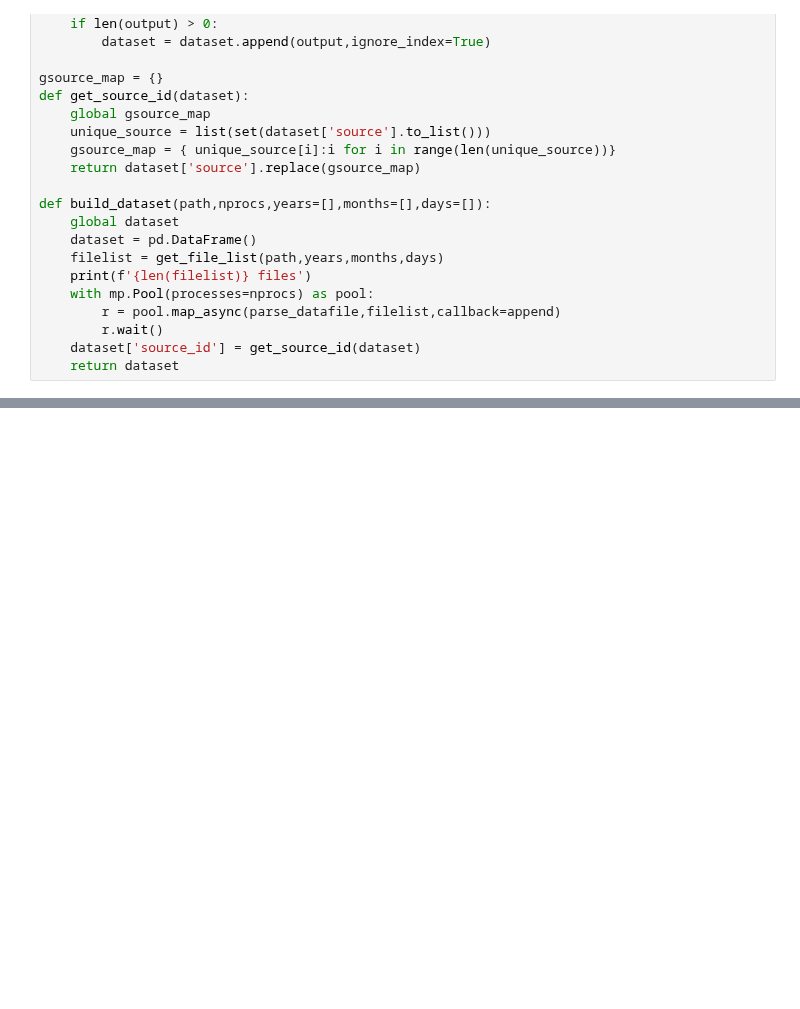
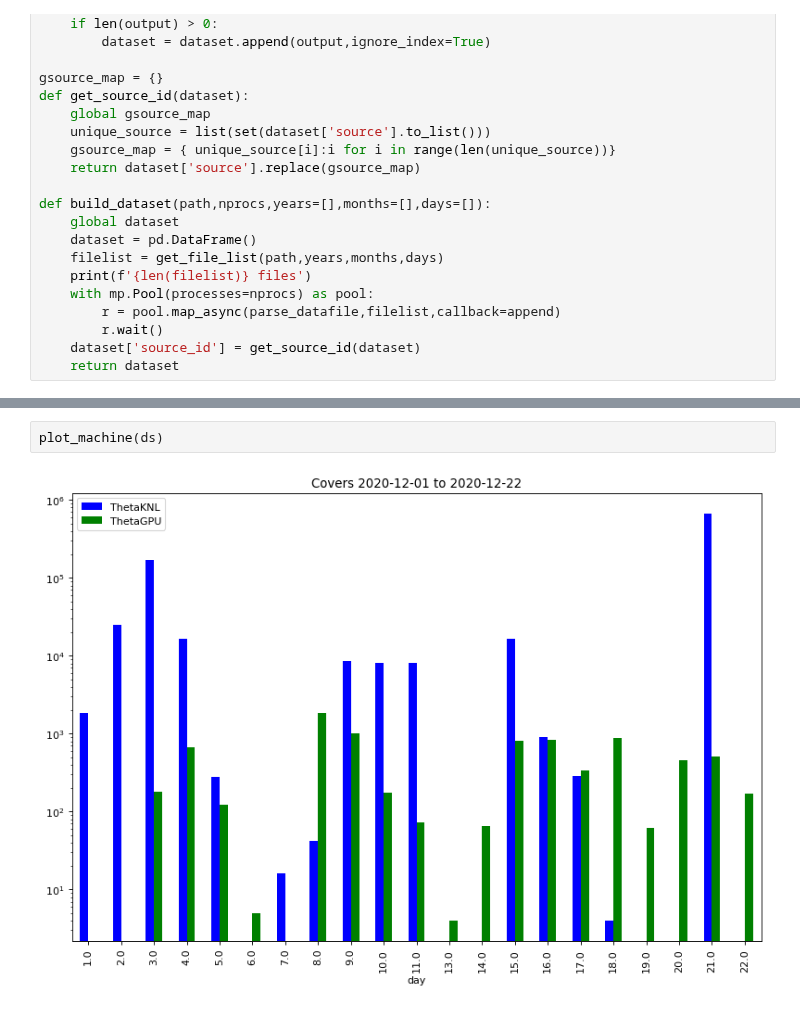
Before and after one commit to masalim2/PyModuleSnooper, a Jupyter notebook: PySnooperPlots.ipynb, the cells around one changed output, grey strips where cells are left out. Cells and saved outputs as stored; diff of their text form; blank space fills up the shorter version.

```diff
--- a/PySnooperPlots.ipynb
+++ b/PySnooperPlots.ipynb
@@ -208,0 +185,4 @@ ds
+# %%
+plot_machine(ds)
+# %% [output]
+[figure, added]
```
Also changed, not shown: parts of 7 cells of this notebook.
